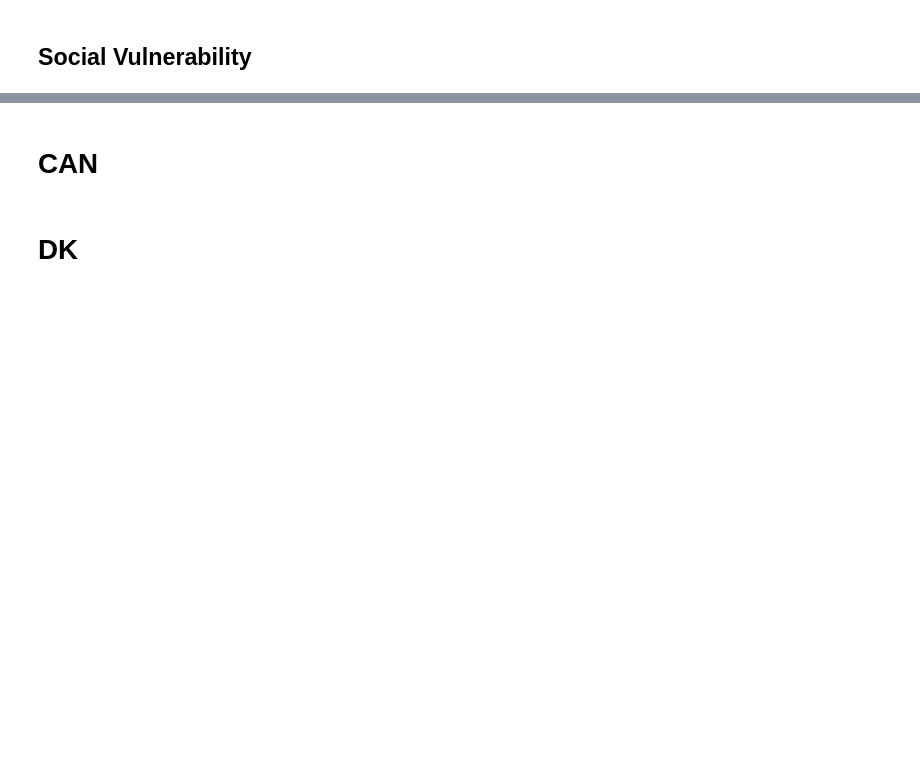
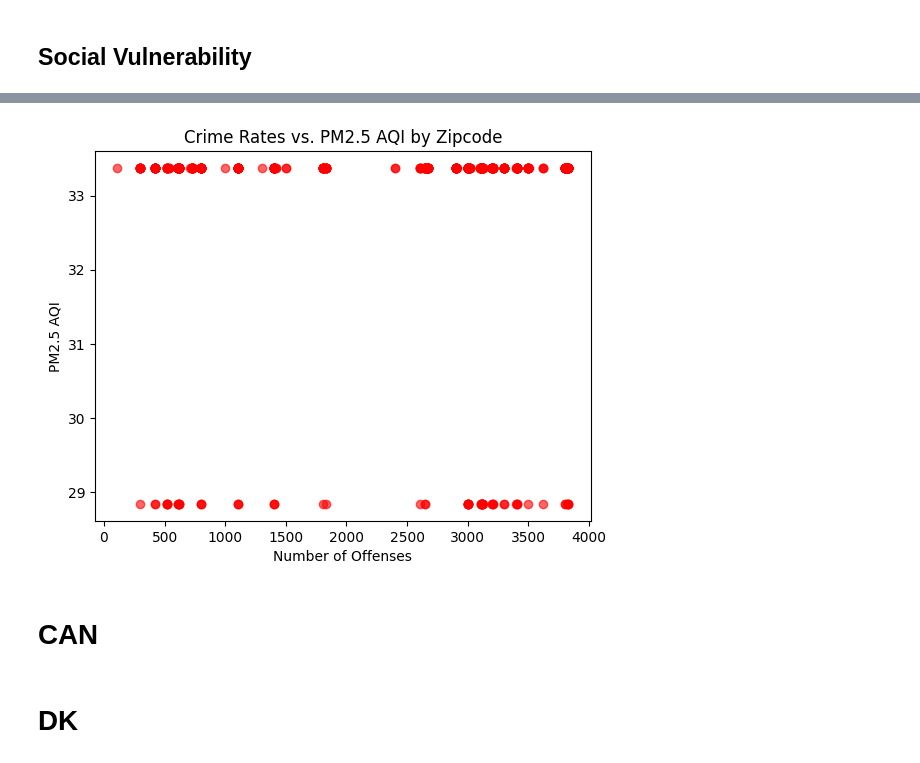
Before and after one commit to DKsavasan/Boston_Air_Quality_Project, a Jupyter notebook: Analysis.ipynb, the cells around one changed output, grey strips where cells are left out. Drawn from its saved outputs; the diff is of its cells as text; code cells hidden in the pictures; blank space fills up the shorter version.

```diff
--- a/Analysis.ipynb
+++ b/Analysis.ipynb
@@ -997,3 +1067,39 @@ GeocoderUnavailable: HTTPSConnectionPool(host='nominatim.openstreetmap.org', por
+# %%
+import seaborn as sns
+from scipy import stats
+
+
+crime_df['Zipcode'] = crime_df['Zipcode'].astype(str).str.lstrip('0')
+housing_aqi['Zipcode'] = housing_aqi['Zipcode'].astype(str)
+merged_df = pd.merge(crime_df, housing_aqi, on='Zipcode', how='inner')
+plt.scatter(merged_df['OFFENSE_CODE'], merged_df['PM2.5AQI'], color='red', alpha=0.6)
+plt.xlabel('Number of Offenses')
+plt.ylabel('PM2.5 AQI')
+plt.title('Crime Rates vs. PM2.5 AQI by Zipcode')
+plt.show()
+
+
+
+# slope, intercept, r_value, p_value, std_err = stats.linregress(merged_df['OFFENSE_CODE'], merged_df['PM2.5AQI'])
+
+#             # Plotting
+# plt.figure(figsize=(10, 6))
+# sns.regplot(x='OFFENSE_CODE', y='PM2.5AQI', data=merged_df, scatter_kws={'alpha':0.1}, line_kws={'color': 'red'})
+# plt.title('Linear Regression: PM2.5 vs OFFENSE_CODE for 2021')
+# plt.xlabel('OFFENSE_CODE')
+# plt.ylabel('PM2.5 Levels')
+# plt.show()
+
+# # # Creating a bar plot to visualize the correlations
+# # plt.figure(figsize=(10, 8))
+# # sns.barplot(x=correlations_2022.values, y=correlations_2022.index)
+# # plt.title('Correlation between PM2.5 and Crude Rates for 2022')
+# # plt.xlabel('Correlation Coefficient')
+# # plt.ylabel('Health Indicators')
+# # plt.axvline(x=0, color='gray', linestyle='--')
+# # plt.show()
+# %% [output]
+[figure, added]
 # %% [markdown]
 # CAN
 # %% [markdown]
```
Also changed, not shown: parts of 5 cells of this notebook, 3 other files.
